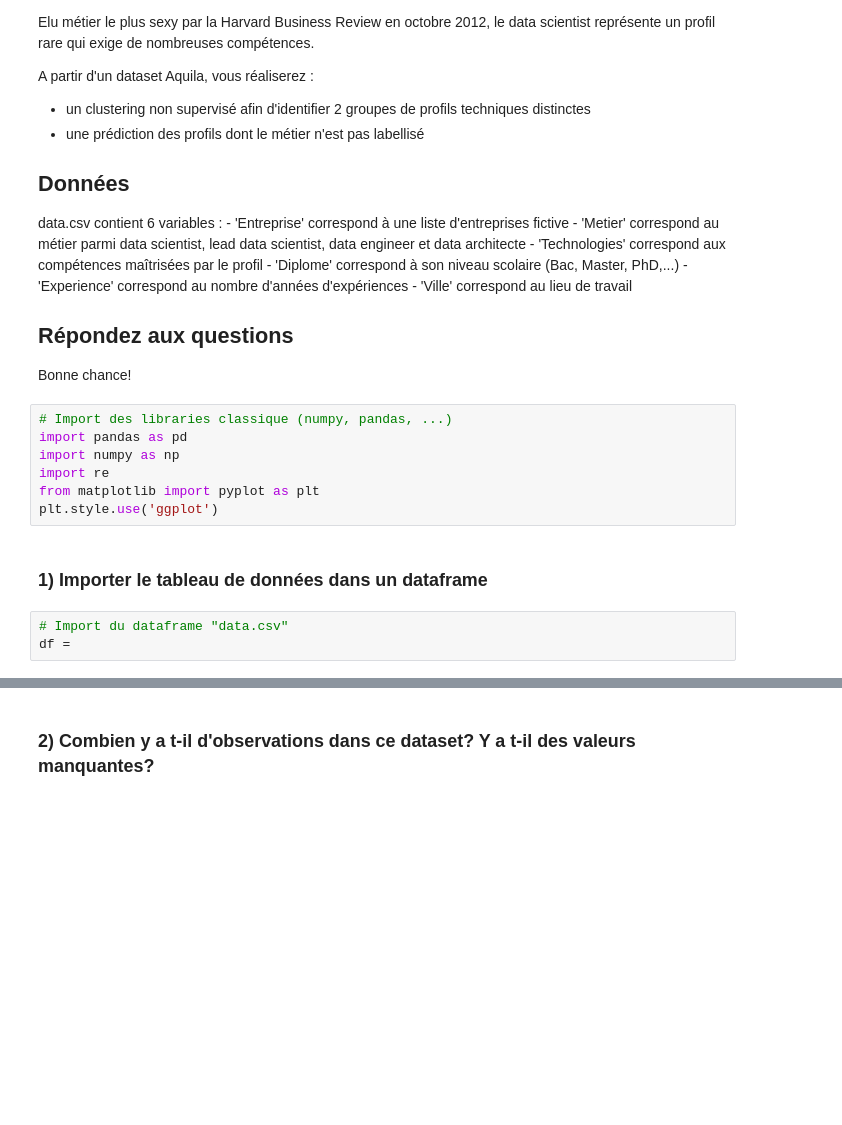
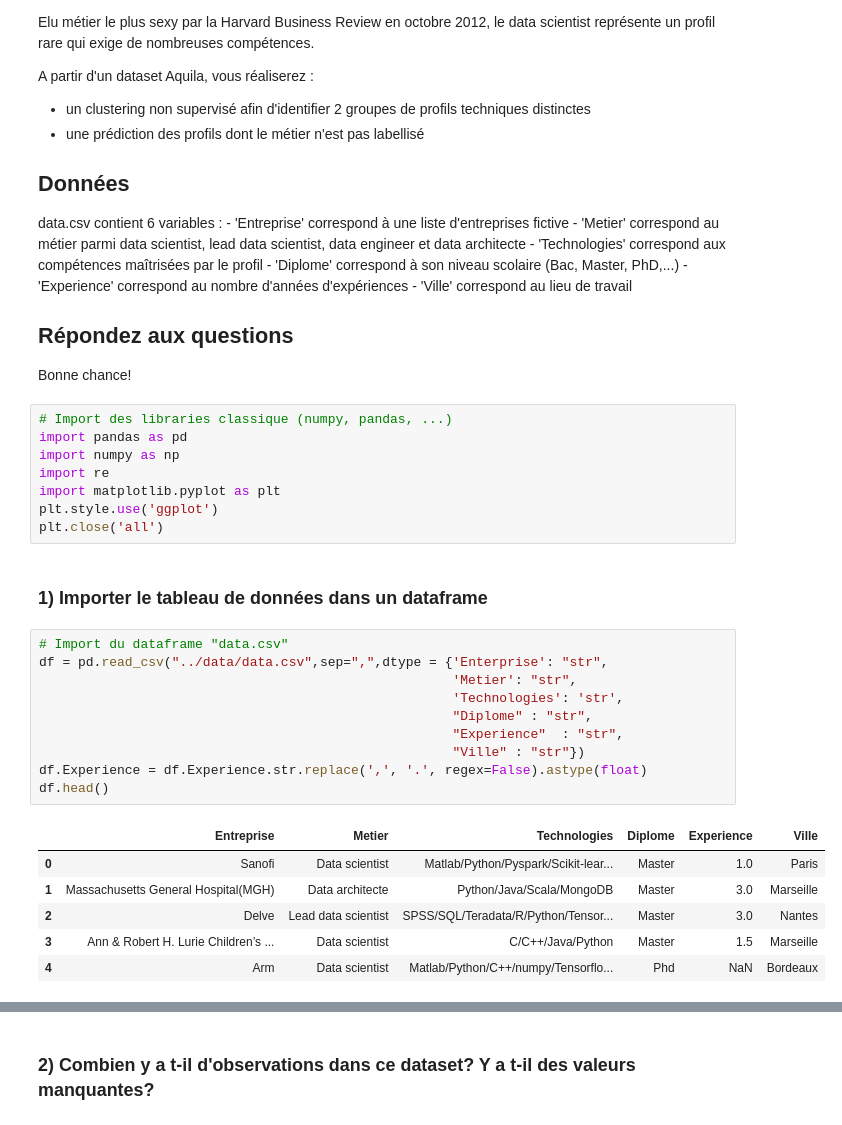
Before and after one commit to hansglick/test_aquila, a Jupyter notebook: notebooks/Test_Technique_ML.ipynb, the cells around one changed output, grey strips where cells are left out. Drawn from its saved outputs; the diff is of its cells as text; blank space fills up the shorter version.

```diff
--- a/notebooks/Test_Technique_ML.ipynb
+++ b/notebooks/Test_Technique_ML.ipynb
@@ -28,10 +28,25 @@ Bonne chance!
 import pandas as pd
 import numpy as np
 import re
-from matplotlib import pyplot as plt
+import matplotlib.pyplot as plt
 plt.style.use('ggplot')
+plt.close('all')
 # %% [markdown]
 ### 1) Importer le tableau de données dans un dataframe
-# %%
-# Import du dataframe "data.csv"
-df =
+# %%
+# Import du dataframe "data.csv"
+df = pd.read_csv("../data/data.csv",sep=",",dtype = {'Enterprise': "str",
+                                                     'Metier': "str",
+                                                     'Technologies': 'str',
+                                                     "Diplome" : "str",
+                                                     "Experience"  : "str",
+                                                     "Ville" : "str"})
+df.Experience = df.Experience.str.replace(',', '.', regex=False).astype(float)
+df.head()
+# %% [output]
+|  | Entreprise | Metier | Technologies | Diplome | Experience | Ville |
+| 0 | Sanofi | Data scientist | Matlab/Python/Pyspark/Scikit-lear... | Master | 1.0 | Paris |
+| 1 | Massachusetts General Hospital(MGH) | Data architecte | Python/Java/Scala/MongoDB | Master | 3.0 | Marseille |
+| 2 | Delve | Lead data scientist | SPSS/SQL/Teradata/R/Python/Tensor... | Master | 3.0 | Nantes |
+| 3 | Ann & Robert H. Lurie Children’s ... | Data scientist | C/C++/Java/Python | Master | 1.5 | Marseille |
+| 4 | Arm | Data scientist | Matlab/Python/C++/numpy/Tensorflo... | Phd | NaN | Bordeaux |
```
Also changed, not shown: parts of 12 cells of this notebook.
